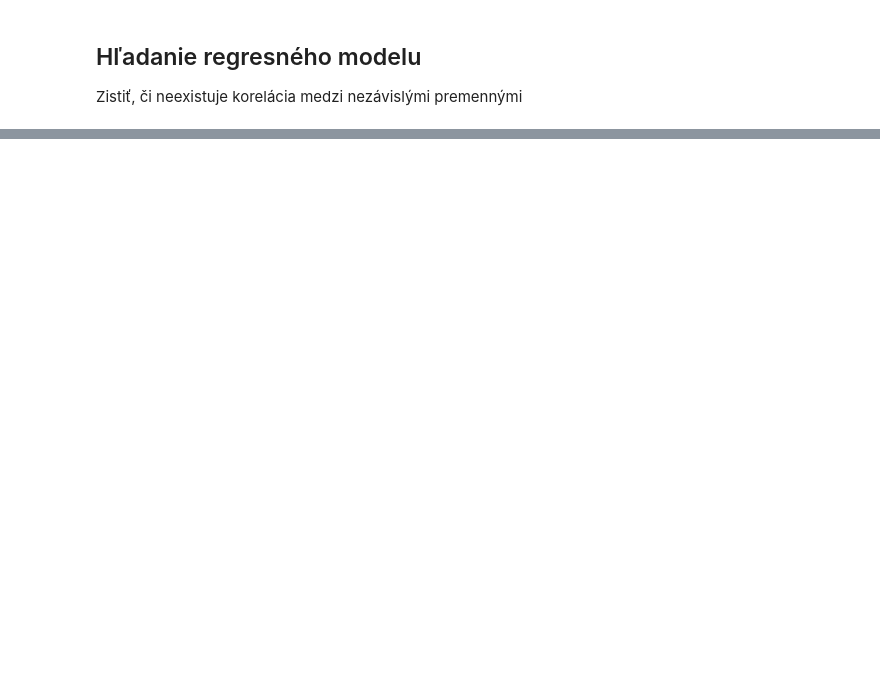
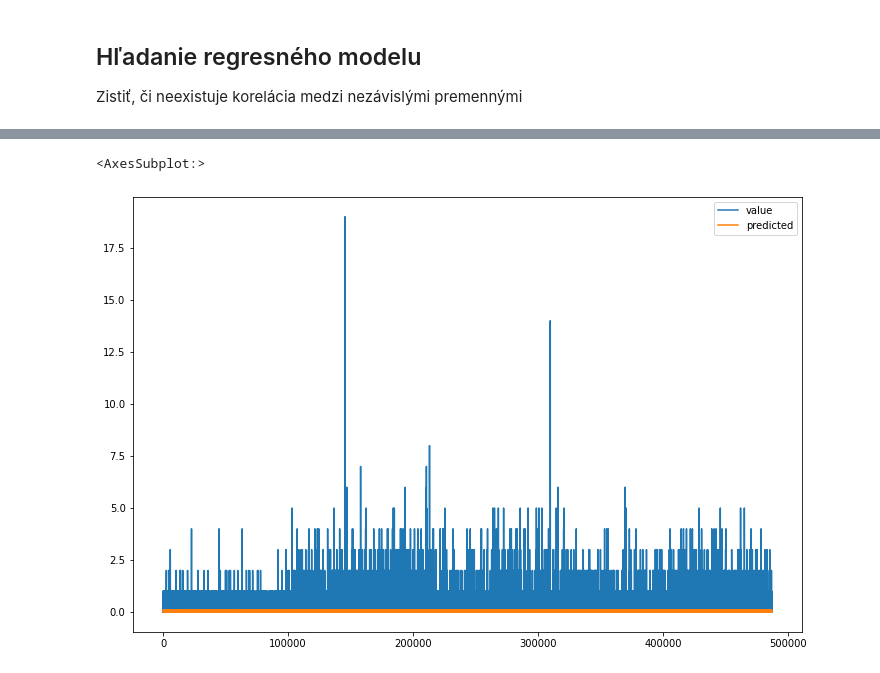
Before and after one commit to natal1H/IZV-project, a Jupyter notebook: stat.ipynb, the cells around one changed output, grey strips where cells are left out. Saved outputs shown, nothing was run; the diff lists cells and outputs as text; code cells hidden in the pictures; blank space fills up the shorter version.

```diff
--- a/stat.ipynb
+++ b/stat.ipynb
@@ -62,0 +124,6 @@ sns.pairplot(data.sample(1000)[["p11", "p13a","p13b"]])
+# %%
+ax = data.plot(y="value", figsize=(12, 8))
+data.plot(y="predicted", ax=ax)
+# %% [output]
+<AxesSubplot:>
+[figure, added]
```
Also changed, not shown: parts of 10 cells of this notebook.
